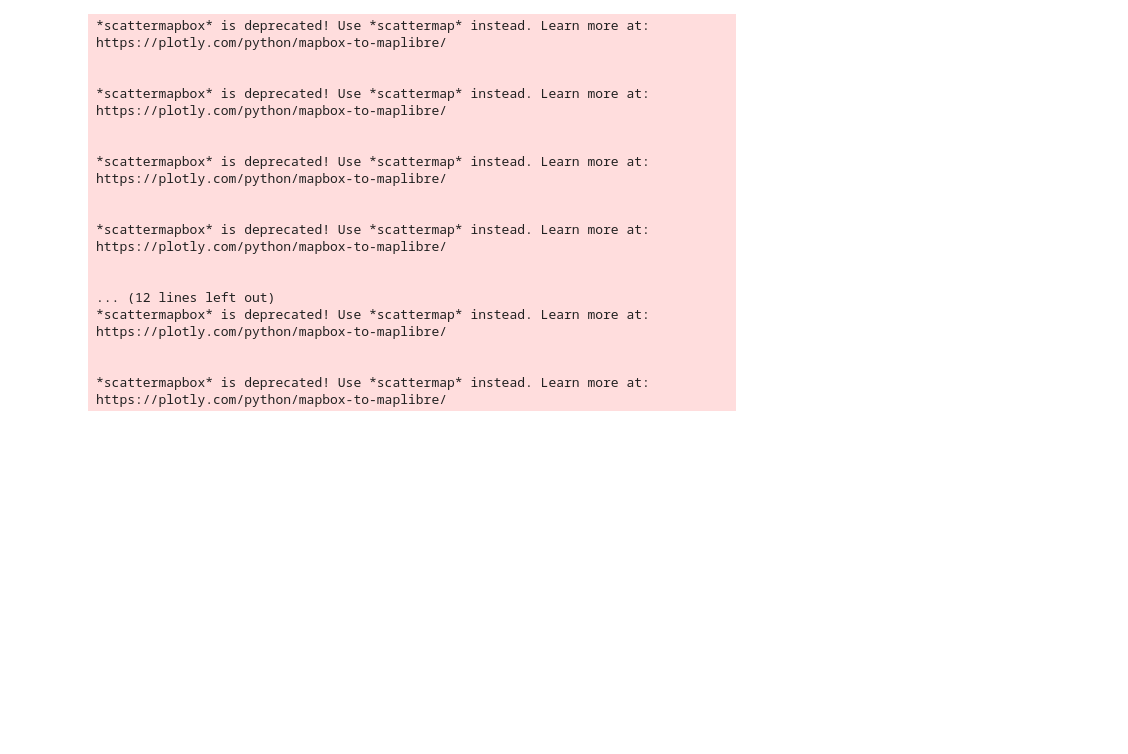
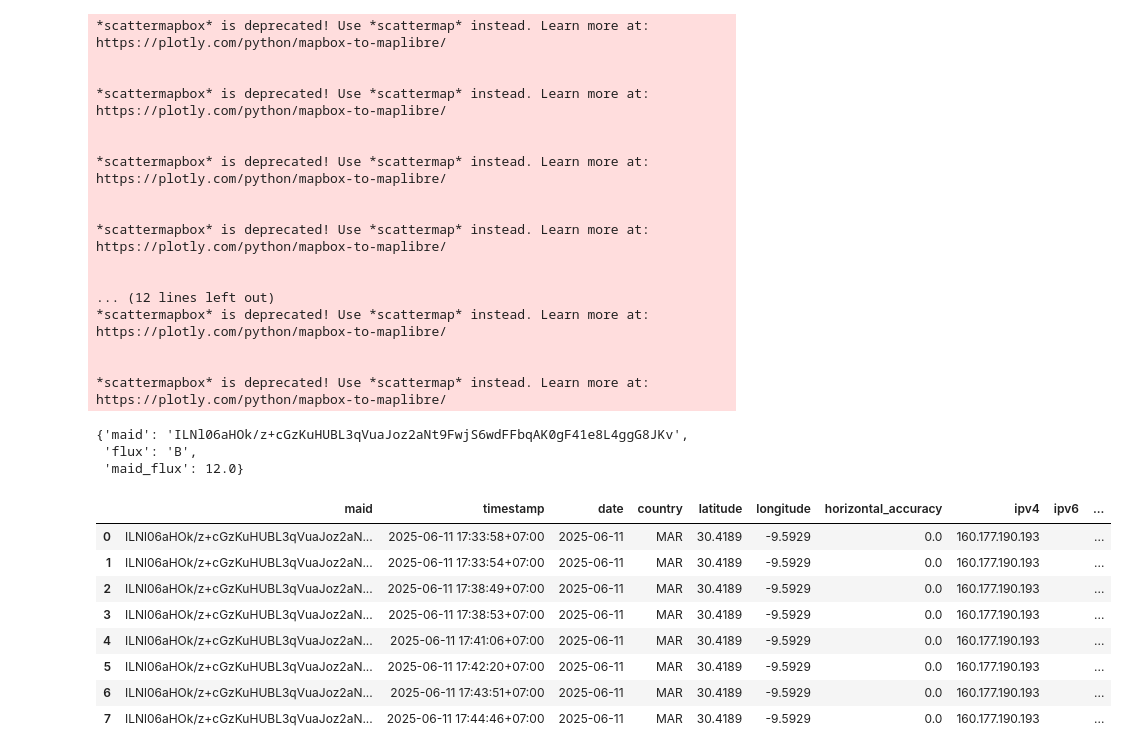
Before and after one commit to LeoNguyen868/new_casacom, a Jupyter notebook: pingsink.ipynb, the cells around one changed output. Cells and saved outputs as stored; diff of their text form; code cells hidden in the pictures; blank space fills up the shorter version.

```diff
--- a/pingsink.ipynb
+++ b/pingsink.ipynb
@@ -114,3 +149,32 @@ for i in range(len(sample_pings)):
 
 
 *scattermapbox* is deprecated! Use *scattermap* instead. Learn more at: https://plotly.com/python/mapbox-to-maplibre/
+# %%
+import pandas as pd
+maid_mapping=pd.read_parquet('data/months/all_maid.parquet')
+# %%
+maid=maid_mapping[maid_mapping.maid.str.startswith('ILNl06aHOk')].to_dict(orient='records')
+# %%
+maid[0]
+# %% [output]
+{'maid': 'ILNl06aHOk/z+cGzKuHUBL3qVuaJoz2aNt9FwjS6wdFFbqAK0gF41e8L4ggG8JKv',
+ 'flux': 'B',
+ 'maid_flux': 12.0}
+# %%
+import duckdb
+df=duckdb.query(f"""
+select * from read_parquet('data/raw/2025-06-10/*.parquet')
+where maid = '{maid[0]['maid']}'
+""").df()
+# %%
+df
+# %% [output]
+|  | maid | timestamp | date | country | latitude | longitude | horizontal_accuracy | ipv4 | ipv6 | ... |
+| 0 | ILNl06aHOk/z+cGzKuHUBL3qVuaJoz2aN... | 2025-06-11 17:33:58+07:00 | 2025-06-11 | MAR | 30.4189 | -9.5929 | 0.0 | 160.177.190.193 |  | ... |
+| 1 | ILNl06aHOk/z+cGzKuHUBL3qVuaJoz2aN... | 2025-06-11 17:33:54+07:00 | 2025-06-11 | MAR | 30.4189 | -9.5929 | 0.0 | 160.177.190.193 |  | ... |
+| 2 | ILNl06aHOk/z+cGzKuHUBL3qVuaJoz2aN... | 2025-06-11 17:38:49+07:00 | 2025-06-11 | MAR | 30.4189 | -9.5929 | 0.0 | 160.177.190.193 |  | ... |
+| 3 | ILNl06aHOk/z+cGzKuHUBL3qVuaJoz2aN... | 2025-06-11 17:38:53+07:00 | 2025-06-11 | MAR | 30.4189 | -9.5929 | 0.0 | 160.177.190.193 |  | ... |
+| 4 | ILNl06aHOk/z+cGzKuHUBL3qVuaJoz2aN... | 2025-06-11 17:41:06+07:00 | 2025-06-11 | MAR | 30.4189 | -9.5929 | 0.0 | 160.177.190.193 |  | ... |
+| 5 | ILNl06aHOk/z+cGzKuHUBL3qVuaJoz2aN... | 2025-06-11 17:42:20+07:00 | 2025-06-11 | MAR | 30.4189 | -9.5929 | 0.0 | 160.177.190.193 |  | ... |
+| 6 | ILNl06aHOk/z+cGzKuHUBL3qVuaJoz2aN... | 2025-06-11 17:43:51+07:00 | 2025-06-11 | MAR | 30.4189 | -9.5929 | 0.0 | 160.177.190.193 |  | ... |
+| 7 | ILNl06aHOk/z+cGzKuHUBL3qVuaJoz2aN... | 2025-06-11 17:44:46+07:00 | 2025-06-11 | MAR | 30.4189 | -9.5929 | 0.0 | 160.177.190.193 |  | ... |
```
Also changed, not shown: parts of 3 cells of this notebook, 6 other files.
